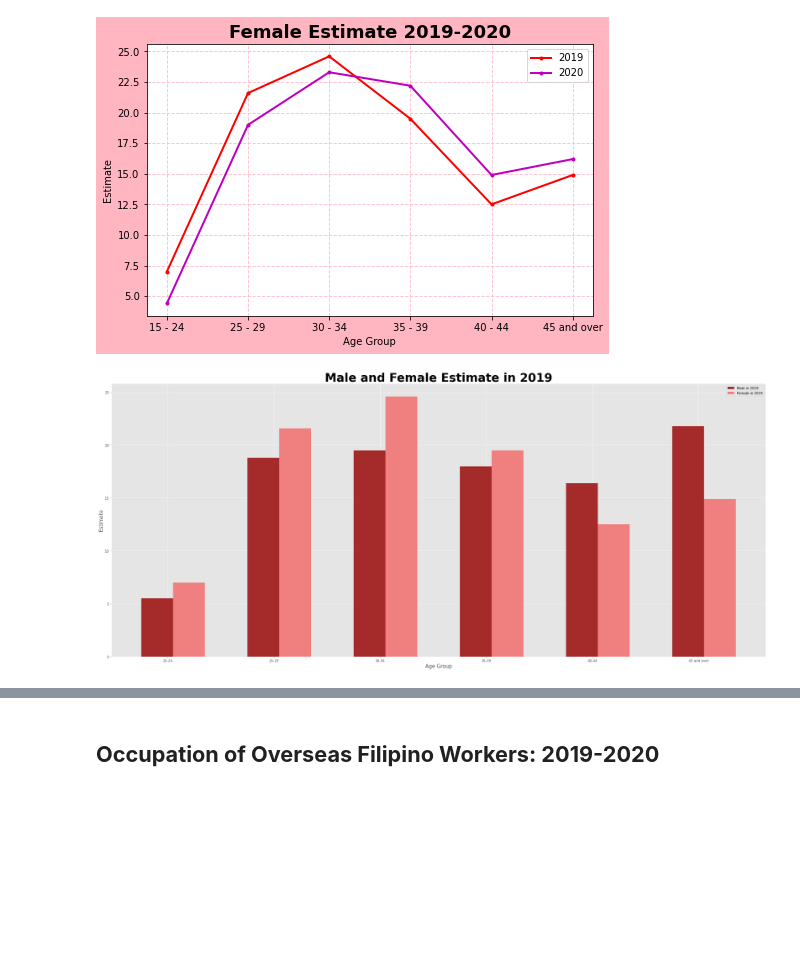
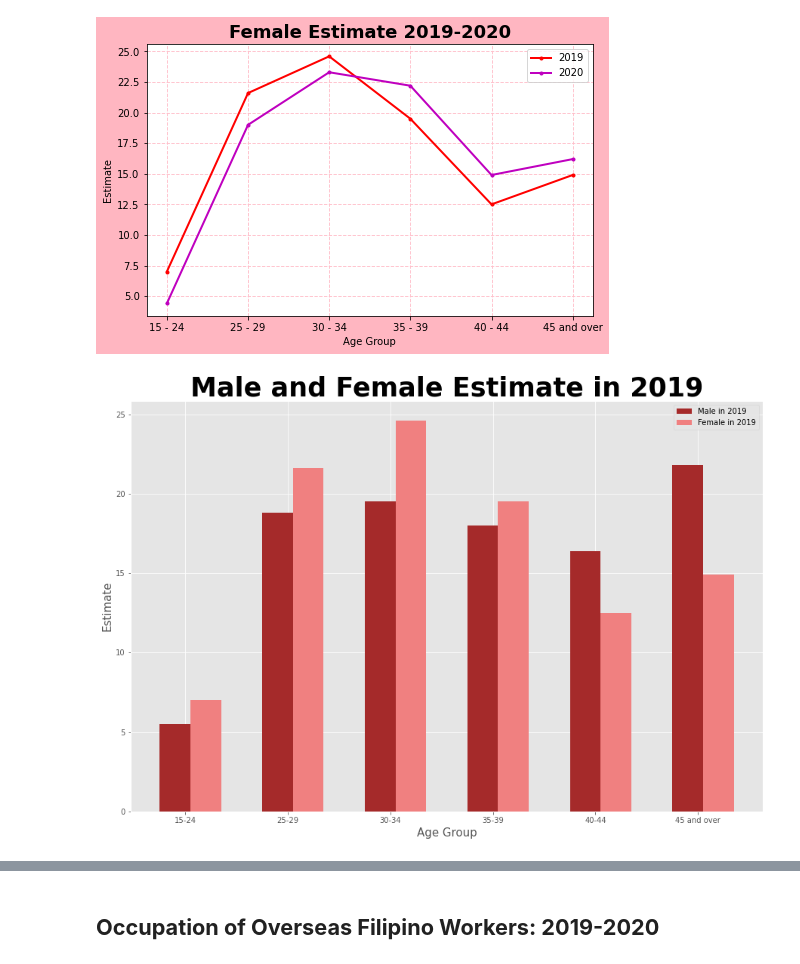
Before and after one commit to apriljoyagquiz/IT3205-TeamAbracaData, a Jupyter notebook: OFW_Visualization.ipynb, the cells around one changed output, grey strips where cells are left out. Drawn from its saved outputs; the diff is of its cells as text; code cells hidden in the pictures; blank space fills up the shorter version.

```diff
--- a/OFW_Visualization.ipynb
+++ b/OFW_Visualization.ipynb
@@ -87,21 +87,21 @@ xpos =np.arange(len(Age_Group))
 # %%
 #Changing the size of the visualization
 style.use ('ggplot')
-plt.figure(figsize=(35,15))
+plt.figure(figsize=(15,10))
 barWidth = 0.3
 
 #Creating the plot
 plt.bar(xpos, Male_Estimate_19, color='brown', width =barWidth, label='Male in 2019' )
 plt.bar(xpos+0.3, Female_Estimate_19, color='lightcoral', width =barWidth, label='Female in 2019' )
 plt.title("Male and Female Estimate in 2019", fontdict={'fontname': 'DejaVu Sans','fontweight':'bold', 'fontsize':35})
 plt.xticks(xpos+0.1,('15-24', '25-29', '30-34', '35-39', '40-44', '45 and over'))
 plt.xlabel('Age Group', fontsize=15)
 plt.ylabel('Estimate', fontsize=15)
 plt.yticks()
 plt.legend()
 plt.show()
 # %% [output]
-[figure, old version]
+[figure, new version]
 # %%
 Age_Group = data['Age_Group']
 
```
Also changed, not shown: parts of 1 cell of this notebook.
